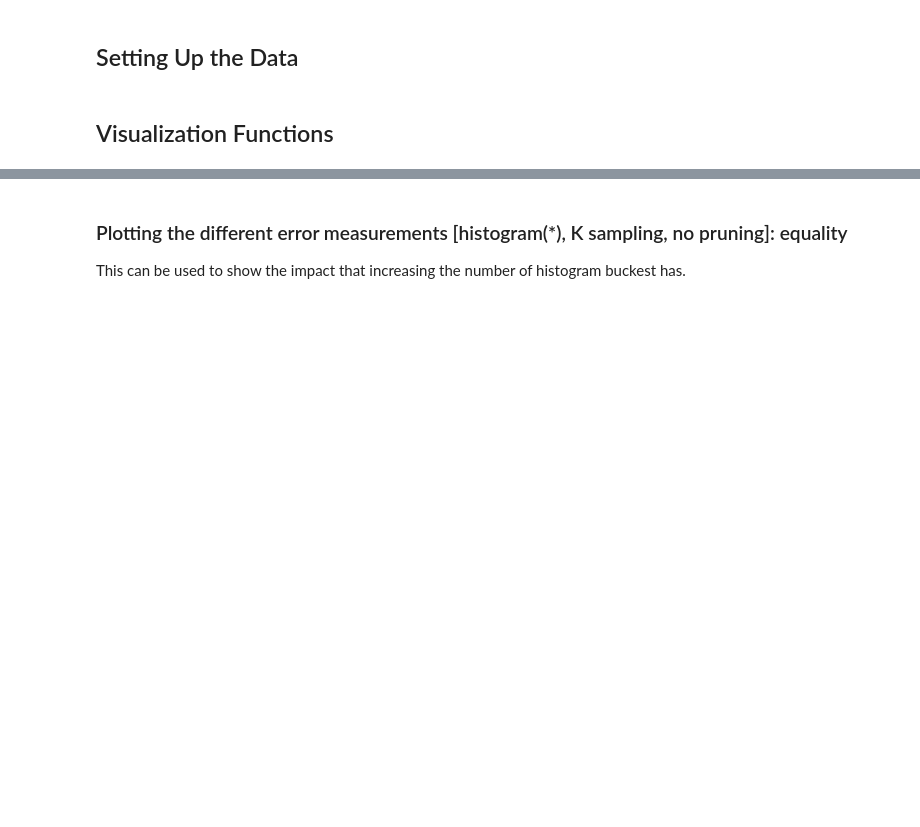
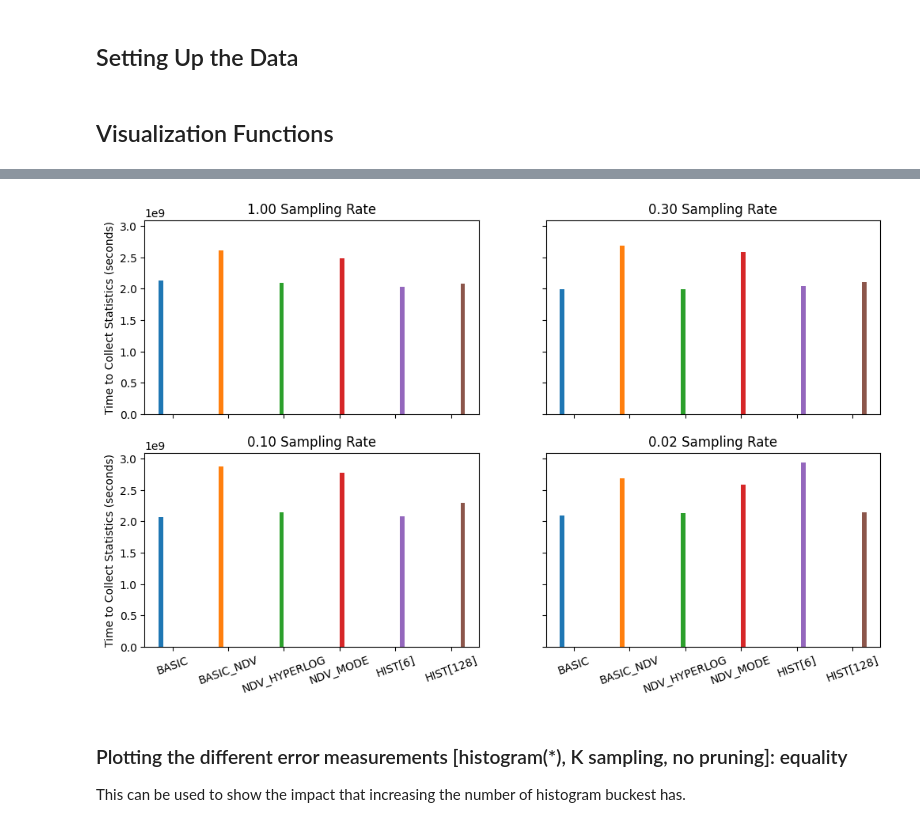
Before and after one commit to jonaengs/json-statistics-dev, a Jupyter notebook: notebooks/results_analysis.ipynb, the cells around one changed output, grey strips where cells are left out. Drawn from its saved outputs; the diff is of its cells as text; code cells hidden in the pictures; blank space fills up the shorter version.

```diff
--- a/notebooks/results_analysis.ipynb
+++ b/notebooks/results_analysis.ipynb
@@ -219,3 +306,59 @@ def multiple_boxplots(datas: list[dict[str, list[float]]], titles=[], layout=Non
+# %%
+
+fig, axes = plt.subplots(nrows=2, ncols=2, sharex=True, sharey=True, figsize=(12, 7))
+for i, sr in enumerate((0.0, 0.7, 0.9, 0.98)):
+    all_no_pruning = [
+        drow for drow in
+        get_by_settings(prune_strats=tuple(), sampling_rate=sr)
+        if (
+            "num_histogram_buckets" not in drow.override_settings or
+            drow.override_settings["num_histogram_buckets"] in (6, 128)
+        )
+    ]
+
+    result = {}
+    for rowdata in sorted(all_no_pruning, key=lambda r: r.override_settings["stats_type"].value):
+        results_key = format_title(
+            stats_type=rowdata.override_settings["stats_type"],
+            num_hist_bucks=rowdata.override_settings.get("num_histogram_buckets"),
+            short_hist=True
+        )
+        # result[results_key] = {"": rowdata.meta_data["stats_creation_max_mem_use"]}
+        # result[results_key] = {"": rowdata.meta_data["time_taken"]}
+        all_of_type = [
+            _rowdata.meta_data["time_taken"]
+            for _rowdata in get_by_settings(sampling_rate=sr, stats_type=rowdata.override_settings["stats_type"])
+            if _rowdata.override_settings.get("num_histogram_buckets") == rowdata.override_settings.get("num_histogram_buckets")
+        ]
+        averaged = sum(tt/len(all_of_type) for tt in all_of_type)
+        result[results_key] = {results_key: averaged}
+
+
+    df = pd.DataFrame(result)
+    ax = df.plot(
+        ax=axes[i//2, i%2],
+        kind="bar",
+        title=format_title(sampling_rate=sr),
+        rot=20,
+        # xlabel="Statistics Type",
+        # ylabel="Size of Statistics (in Bytes)",
+        ylabel="Time to Collect Statistics (seconds)",
+    )
+
+    # Thank you to: https://stackoverflow.com/a/22836353
+    # bars = ax.patches
+    # colors = set(r.get_facecolor() for r in bars)
+    # hatches = ("...", "///", "ooo", "\\\\\\",  "---", "|||", "***", "xxx")
+    # color_to_hatch = {c: h for c, h in zip(colors, hatches)}
+    # for bar, color in zip(bars, colors):
+    #     bar.set_facecolor(color)
+    #     bar.set_hatch(color_to_hatch[bar.get_facecolor()])
+    ax.legend().remove()
+
+# # savefig(fig, "all_size_compared_per_sampling_rate")
+savefig(fig, "all_time_taken_compared_per_sampling_rate")
+# %% [output]
+[figure, added]
 # %% [markdown]
 ### Plotting the different error measurements [histogram(*), K sampling, no pruning]: equality
 
```
Also changed, not shown: parts of 18 cells of this notebook, 3 other files.
